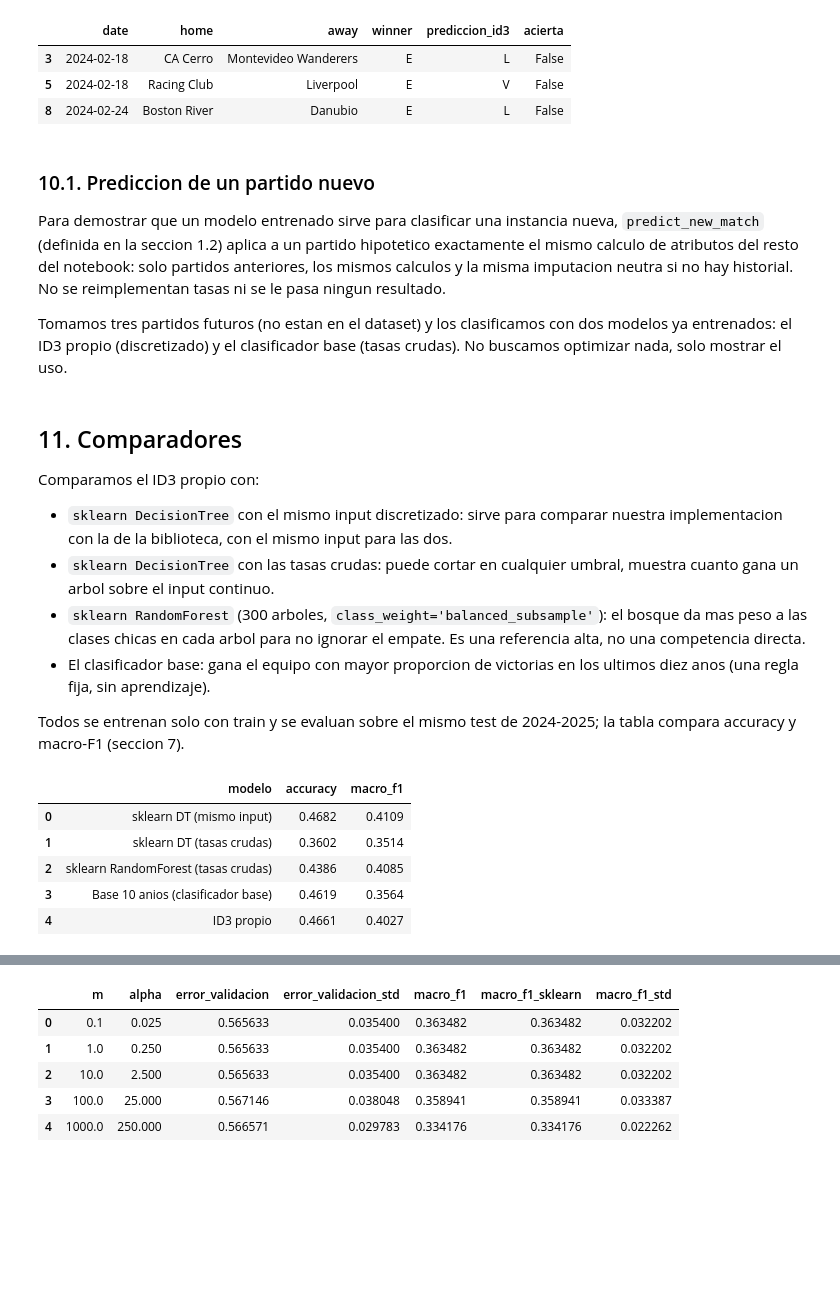
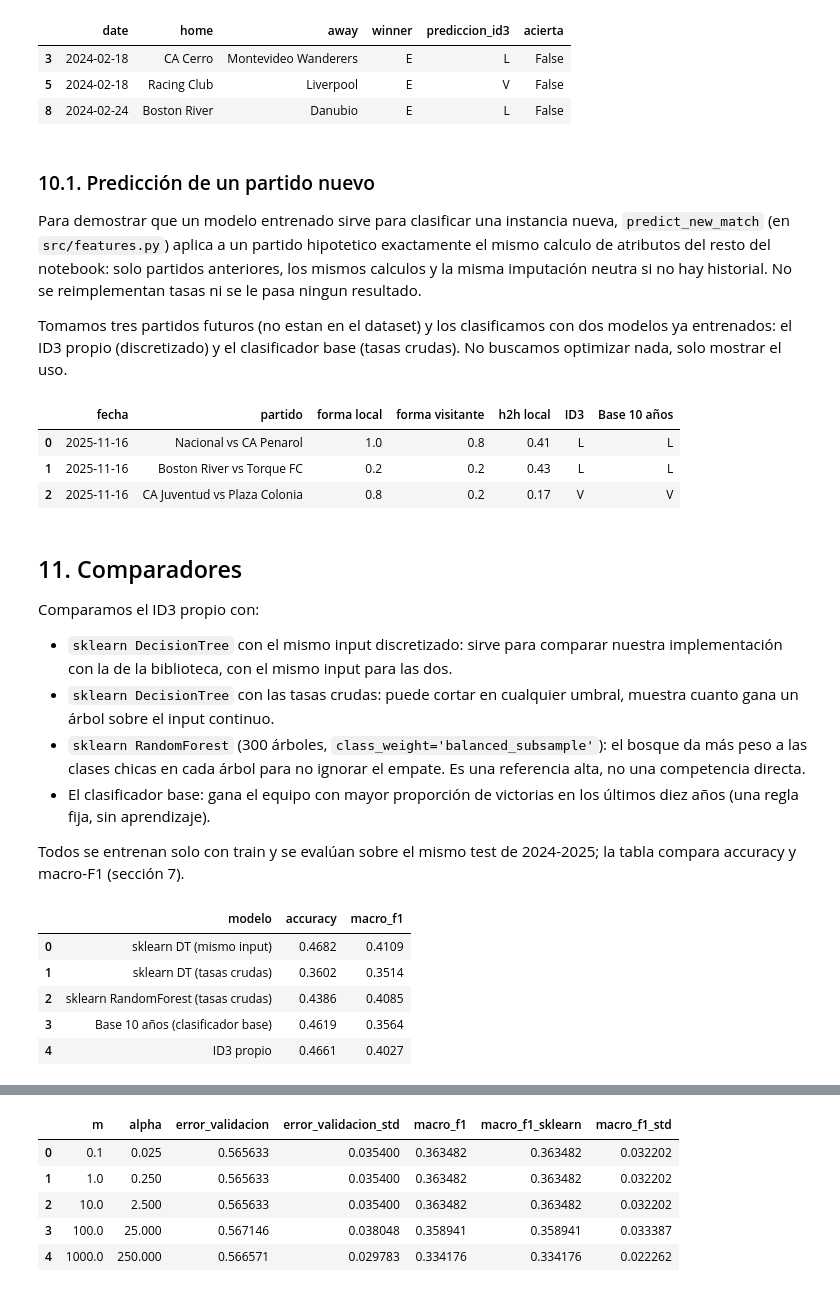
Before and after one commit to agustinocchiuzzi/laboratorioAprendAut1, a Jupyter notebook: entrega/notebook.ipynb, the cells around one changed output, grey strips where cells are left out. Drawn from its saved outputs; the diff is of its cells as text; code cells hidden in the pictures; blank space fills up the shorter version.

```diff
--- a/entrega/notebook.ipynb
+++ b/entrega/notebook.ipynb
@@ -263,7 +263,7 @@ class _TeamState:
     last_five_wins: deque = field(default_factory=lambda: deque(maxlen=5))
 
     def snapshot(self, match_date):
-        """Tasas hasta match_date; los partidos de hace mas de 10 anos salen."""
+        """Tasas hasta match_date; los partidos de hace más de 10 años salen."""
         cutoff = match_date - pd.DateOffset(years=10)
         while self.last_ten_years and self.last_ten_years[0][0] < cutoff:
             self.last_ten_years.popleft()
@@ -309,9 +309,9 @@ def build_causal_match_features(matches):
     """Devuelve una fila de modelado por partido usando solo fechas anteriores.
 
     Todos los partidos de la misma fecha se procesan antes de que sus
-    resultados entren al historial de los equipos, asi un partido jamas usa el
-    resultado de otro partido del mismo dia (no hay leakage). Durante la
-    evaluacion de 2024-2025 los resultados de fechas anteriores siguen
+    resultados entren al historial de los equipos, así un partido jamás usa el
+    resultado de otro partido del mismo día (no hay leakage). Durante la
+    evaluación de 2024-2025 los resultados de fechas anteriores siguen
     disponibles, como en el uso real de prediccion online.
     """
     frame = matches.copy()
@@ -431,7 +431,7 @@ def features_for_new_match(home_team, away_team, match_date, historical_df):
 
     historical_df debe ser el dataset con gh/ga/winner (no los atributos ya
     calculados). Solo se usan partidos con fecha anterior y el partido se
-    procesa igual que cualquier otro en build_causal_match_features, asi da
+    procesa igual que cualquier otro en build_causal_match_features, así da
     exactamente los atributos que recibiria un partido real en esa fecha. Sin
     historial se imputan los neutros habituales (NEUTRAL_WIN_RATE = 0.5, etc.).
     """
@@ -499,11 +499,11 @@ calculados solo con train (sin mirar validacion ni test).
 # %%
 class MixedTypeDiscretizer:
-    """Convierte tasas numericas en codigos (bins) y categorias en codigos.
+    """Convierte tasas numericas en códigos (bins) y categorías en códigos.
 
     Las columnas numericas que no estan en ``fixed_cuts`` se parten con
     cuantiles (igual frecuencia) calculados en fit() sobre el train de cada
     fold. Las que figuran en ``fixed_cuts`` usan cortes fijos dados por el
-    usuario, que no dependen de los datos, asi que no introducen leakage y no
+    usuario, que no dependen de los datos, así que no introducen leakage y no
     requieren reajustarse. El valor 0 queda reservado para valores
     desconocidos o faltantes; los numeros no finitos se imputan con la mediana
     del train (0 si la columna de train no tiene valores finitos).
@@ -517,7 +517,7 @@ class MixedTypeDiscretizer:
         self.fixed_cuts = fixed_cuts
 
     def fit(self, X, y=None):
-        # Categorias: mapa {valor: codigo} en orden alfabetico; el 0 queda
+        # Categorías: mapa {valor: código} en orden alfabetico; el 0 queda
         # reservado para valores que no se vieron en train.
         self.category_maps_ = {}
         for column in self.categorical_features:
@@ -564,7 +564,7 @@ class MixedTypeDiscretizer:
         for column in self.numeric_features:
             values = pd.to_numeric(X[column], errors="coerce").to_numpy(dtype=float)
             # La mediana es la de train y no cambia: nunca se aprende de
-            # validacion/test.
+            # validación/test.
             values = np.where(
                 np.isfinite(values), values, self.numeric_medians_[column]
             )
@@ -606,20 +606,20 @@ def _dates(frame):
 
 
 def make_temporal_folds(frame):
-    """Entrenamiento expandido antes de cada ano completo 2021, 2022 y 2023.
+    """Entrenamiento expandido antes de cada año completo 2021, 2022 y 2023.
 
     Las posiciones refieren al frame recibido, sin importar su orden. Se
     rechaza el test 2024-2025 en lugar de dejarlo pasar por la CV.
     """
     dates = _dates(frame)
     if dates.dt.year.gt(2023).any():
-        raise ValueError("La validacion cruzada no acepta el test de 2024--2025.")
+        raise ValueError("La validación cruzada no acepta el test de 2024--2025.")
     folds = []
     for year in VALIDATION_YEARS:
         train = np.flatnonzero(dates.dt.year.lt(year).to_numpy())
         valid = np.flatnonzero(dates.dt.year.eq(year).to_numpy())
         if not len(train) or not len(valid):
-            raise ValueError(f"El fold {year} necesita entrenamiento y validacion.")
+            raise ValueError(f"El fold {year} necesita entrenamiento y validación.")
         folds.append(TemporalFold(year, tuple(map(int, train)), tuple(map(int, valid))))
     return tuple(folds)
 
@@ -631,12 +631,12 @@ def temporal_holdout(frame):
     train = frame.loc[dates.dt.year.le(2023)].reset_index(drop=True)
     test = frame.loc[dates.dt.year.between(2024, 2025)].reset_index(drop=True)
     if train.empty or test.empty:
-        raise ValueError("Entrenamiento y evaluacion deben contener partidos.")
+        raise ValueError("Entrenamiento y evaluación deben contener partidos.")
     return train, test
 
 
 def new_discretizer():
-    """Devuelve un discretizador sin ajustar para cada particion de train."""
+    """Devuelve un discretizador sin ajustar para cada partición de train."""
     return MixedTypeDiscretizer(
         categorical_features=[], numeric_features=NUMERIC_FEATURES,
         n_bins=3, fixed_cuts={column: LAST_5_CUTS for column in NUMERIC_FEATURES[:2]},
@@ -648,8 +648,8 @@ def evaluate_temporal_cv(estimator, frame, folds, representation):
 
     Se revalidan las posiciones contra el frame exacto para que ningun modelo
     use un split distinto. representation indica el tipo de input:
-    "discrete" aplica la discretizacion ajustada por fold, "continuous" pasa
-    las tasas crudas y "baseline" las tasas de diez anos sin discretizar.
+    "discrete" aplica la discretización ajustada por fold, "continuous" pasa
+    las tasas crudas y "baseline" las tasas de diez años sin discretizar.
     """
     if folds != make_temporal_folds(frame):
         raise ValueError("Todos los modelos deben usar los folds anuales compartidos.")
@@ -677,7 +677,7 @@ def evaluate_temporal_cv(estimator, frame, folds, representation):
         prediction = model.predict(X_valid)
         train_prediction = model.predict(X_train)
         rows.append({
-            "validacion": fold.validation_year,
+            "validación": fold.validation_year,
             "n_train": len(train), "n_validacion": len(valid),
             "accuracy": accuracy_score(valid["winner"], prediction),
             "validation_error": 1.0 - accuracy_score(valid["winner"], prediction),
@@ -721,7 +721,7 @@ BASELINE_FEATURES = ['home_win_rate_10y', 'away_win_rate_10y']
 
 
 class TenYearWinRateClassifier:
-    """Compara las tasas de victoria causales de los ultimos diez anos.
+    """Compara las tasas de victoria causales de los últimos diez años.
 
     predict compara las dos tasas: gana el equipo con la tasa mayor; si son
     iguales, gana el local (a menos que se configure otro despliegue). Las
@@ -1210,12 +1210,12 @@ Sobre los 131 empates reales del test, ID3 predijo empate en 18 (13.7%).
 | 5 | 2024-02-18 | Racing Club | Liverpool | E | V | False |
 | 8 | 2024-02-24 | Boston River | Danubio | E | L | False |
 # %% [markdown]
-### 10.1. Prediccion de un partido nuevo
+### 10.1. Predicción de un partido nuevo
 
 Para demostrar que un modelo entrenado sirve para clasificar una instancia
-nueva, `predict_new_match` (definida en la seccion 1.2) aplica a un partido
+nueva, `predict_new_match` (en `src/features.py`) aplica a un partido
 hipotetico exactamente el mismo calculo de atributos del resto del notebook:
-solo partidos anteriores, los mismos calculos y la misma imputacion neutra si
+solo partidos anteriores, los mismos calculos y la misma imputación neutra si
 no hay historial. No se reimplementan tasas ni se le pasa ningun resultado.
 
 Tomamos tres partidos futuros (no estan en el dataset) y los clasificamos con
@@ -1247,27 +1247,32 @@ for home, away, fecha in partidos_nuevos:
         'forma visitante': round(id3_demo['features']['away_win_rate_last_5'], 2),
         'h2h local': round(id3_demo['features']['home_win_rate_h2h_as_home'], 2),
         'ID3': id3_demo['prediccion'],
-        'Base 10 anios': base_demo_pred['prediccion'],
+        'Base 10 años': base_demo_pred['prediccion'],
     })
 display(pd.DataFrame(filas_demo))
+# %% [output]
+|  | fecha | partido | forma local | forma visitante | h2h local | ID3 | Base 10 años |
+| 0 | 2025-11-16 | Nacional vs CA Penarol | 1.0 | 0.8 | 0.41 | L | L |
+| 1 | 2025-11-16 | Boston River vs Torque FC | 0.2 | 0.2 | 0.43 | L | L |
+| 2 | 2025-11-16 | CA Juventud vs Plaza Colonia | 0.8 | 0.2 | 0.17 | V | V |
 # %% [markdown]
 ## 11. Comparadores
 
 Comparamos el ID3 propio con:
 
 - `sklearn DecisionTree` con el mismo input discretizado: sirve para comparar
-  nuestra implementacion con la de la biblioteca, con el mismo input para las
+  nuestra implementación con la de la biblioteca, con el mismo input para las
   dos.
 - `sklearn DecisionTree` con las tasas crudas: puede cortar en cualquier
-  umbral, muestra cuanto gana un arbol sobre el input continuo.
-- `sklearn RandomForest` (300 arboles, `class_weight='balanced_subsample'`):
-  el bosque da mas peso a las clases chicas en cada arbol para no ignorar el
+  umbral, muestra cuanto gana un árbol sobre el input continuo.
+- `sklearn RandomForest` (300 árboles, `class_weight='balanced_subsample'`):
+  el bosque da más peso a las clases chicas en cada árbol para no ignorar el
   empate. Es una referencia alta, no una competencia directa.
-- El clasificador base: gana el equipo con mayor proporcion de victorias en
-  los ultimos diez anos (una regla fija, sin aprendizaje).
+- El clasificador base: gana el equipo con mayor proporción de victorias en
+  los últimos diez años (una regla fija, sin aprendizaje).
 
-Todos se entrenan solo con train y se evaluan sobre el mismo test de
-2024-2025; la tabla compara accuracy y macro-F1 (seccion 7).
+Todos se entrenan solo con train y se evalúan sobre el mismo test de
+2024-2025; la tabla compara accuracy y macro-F1 (sección 7).
 # %%
 X_train_raw = train[NUMERIC_FEATURES].to_numpy()
 X_test_raw = test[NUMERIC_FEATURES].to_numpy()
@@ -1289,35 +1294,35 @@ for nombre, modelo in competidores.items():
     modelo.fit(X_entrena, y_train)
     predicha = modelo.predict(X_prueba)
     predicciones_comp[nombre] = predicha
     filas_comp.append({
         'modelo': nombre,
         'accuracy': round(accuracy_score(y_test, predicha), 4),
         'macro_f1': round(
             f1_score(y_test, predicha, average='macro', zero_division=0), 4),
     })
 
 base_10 = TenYearWinRateClassifier()
 base_10.fit(train[BASELINE_FEATURES], train['winner'])
 pred_base = base_10.predict(test[BASELINE_FEATURES])
 filas_comp.append({
-    'modelo': 'Base 10 anios (clasificador base)',
+    'modelo': 'Base 10 años (clasificador base)',
     'accuracy': round(accuracy_score(y_test, pred_base), 4),
     'macro_f1': round(
         f1_score(y_test, pred_base, average='macro', zero_division=0), 4),
 })
 filas_comp.append({
     'modelo': 'ID3 propio',
     'accuracy': round(accuracy_score(y_test, y_pred), 4),
     'macro_f1': round(
         f1_score(y_test, y_pred, average='macro', zero_division=0), 4),
 })
 display(pd.DataFrame(filas_comp))
 # %% [output]
 |  | modelo | accuracy | macro_f1 |
 | 0 | sklearn DT (mismo input) | 0.4682 | 0.4109 |
 | 1 | sklearn DT (tasas crudas) | 0.3602 | 0.3514 |
 | 2 | sklearn RandomForest (tasas crudas) | 0.4386 | 0.4085 |
-| 3 | Base 10 anios (clasificador base) | 0.4619 | 0.3564 |
+| 3 | Base 10 años (clasificador base) | 0.4619 | 0.3564 |
 | 4 | ID3 propio | 0.4661 | 0.4027 |
 # %% [markdown]
 ## 12. Naive Bayes propio
```
Also changed, not shown: parts of 37 cells of this notebook, 1 other file.
